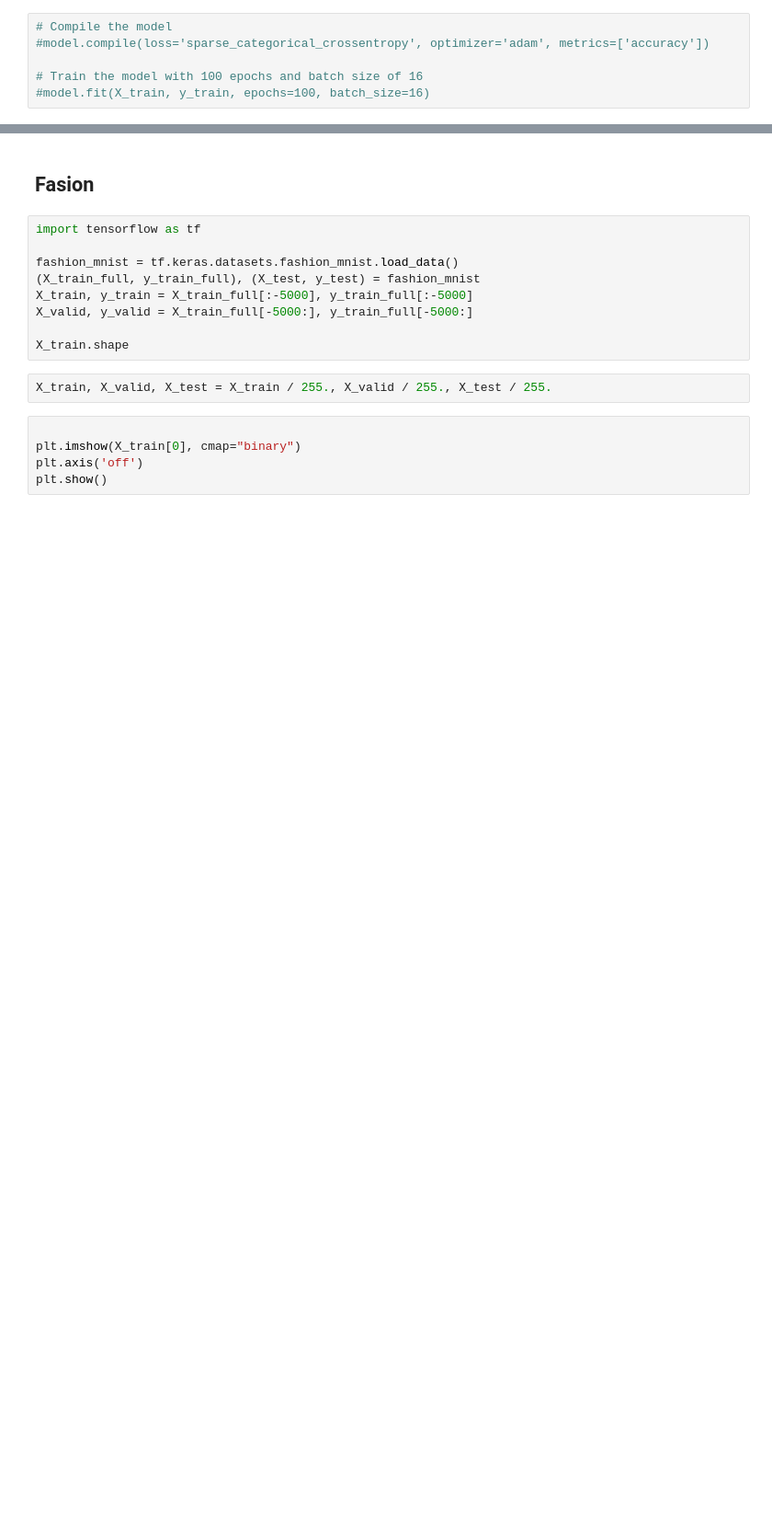
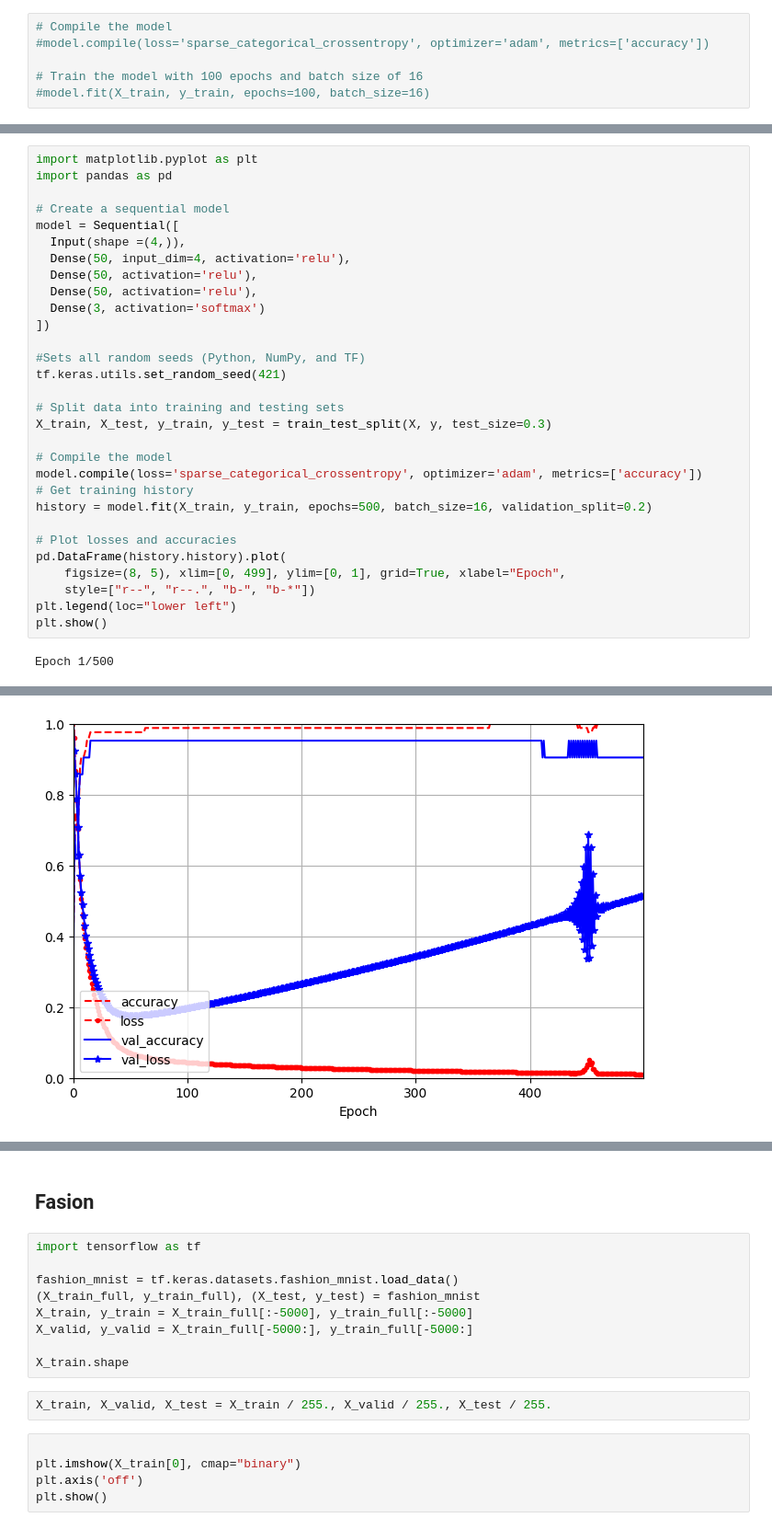
Before and after one commit to AbrahamOtero/MLiB, a Jupyter notebook: 5_DeepLearning.ipynb, the cells around one changed output, grey strips where cells are left out. Shown at 92% size. Cells and saved outputs as stored; diff of their text form; blank space fills up the shorter version.

```diff
--- a/5_DeepLearning.ipynb
+++ b/5_DeepLearning.ipynb
@@ -370,0 +368,32 @@ By special method **fit** returns a **history** object containing various traini
+# %%
+import matplotlib.pyplot as plt
+import pandas as pd
+
+# Create a sequential model
+model = Sequential([
+  Input(shape =(4,)),
+  Dense(50, input_dim=4, activation='relu'),
+  Dense(50, activation='relu'),
+  Dense(50, activation='relu'),
+  Dense(3, activation='softmax')
+])
+
+#Sets all random seeds (Python, NumPy, and TF)
+tf.keras.utils.set_random_seed(421)
+
+# Split data into training and testing sets
+X_train, X_test, y_train, y_test = train_test_split(X, y, test_size=0.3)
+
+# Compile the model
+model.compile(loss='sparse_categorical_crossentropy', optimizer='adam', metrics=['accuracy'])
+# Get training history
+history = model.fit(X_train, y_train, epochs=500, batch_size=16, validation_split=0.2)
+
+# Plot losses and accuracies
+pd.DataFrame(history.history).plot(
+    figsize=(8, 5), xlim=[0, 499], ylim=[0, 1], grid=True, xlabel="Epoch",
+    style=["r--", "r--.", "b-", "b-*"])
+plt.legend(loc="lower left")
+plt.show()
+# %% [output]
+Epoch 1/500
@@ -370,0 +417 @@ By special method **fit** returns a **history** object containing various traini
+[figure, added]
```
Also changed, not shown: parts of 42 cells of this notebook.
